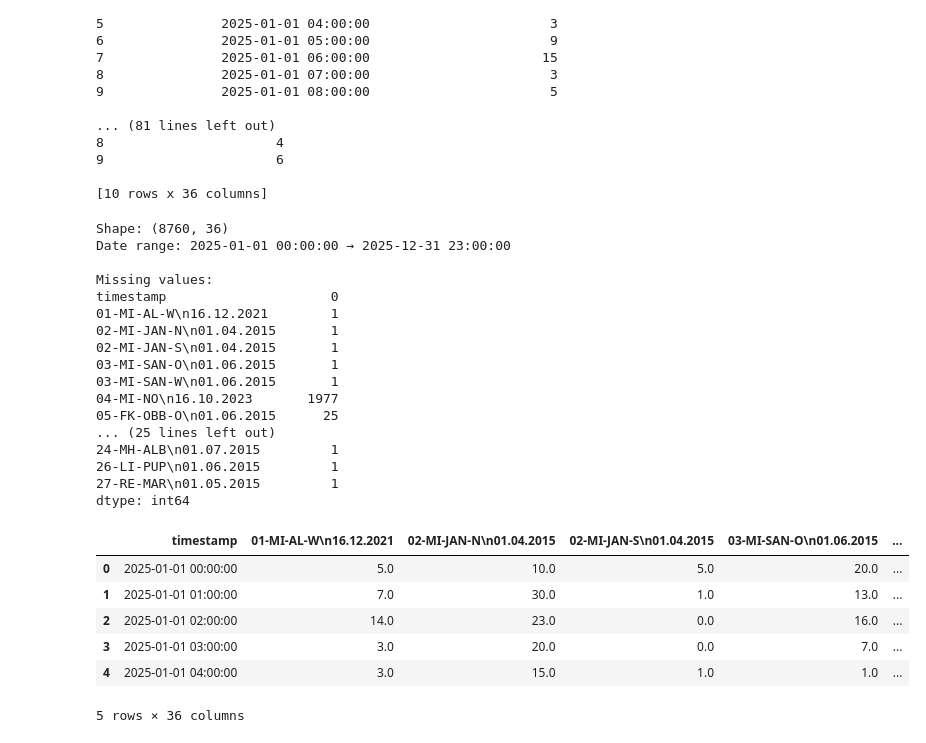
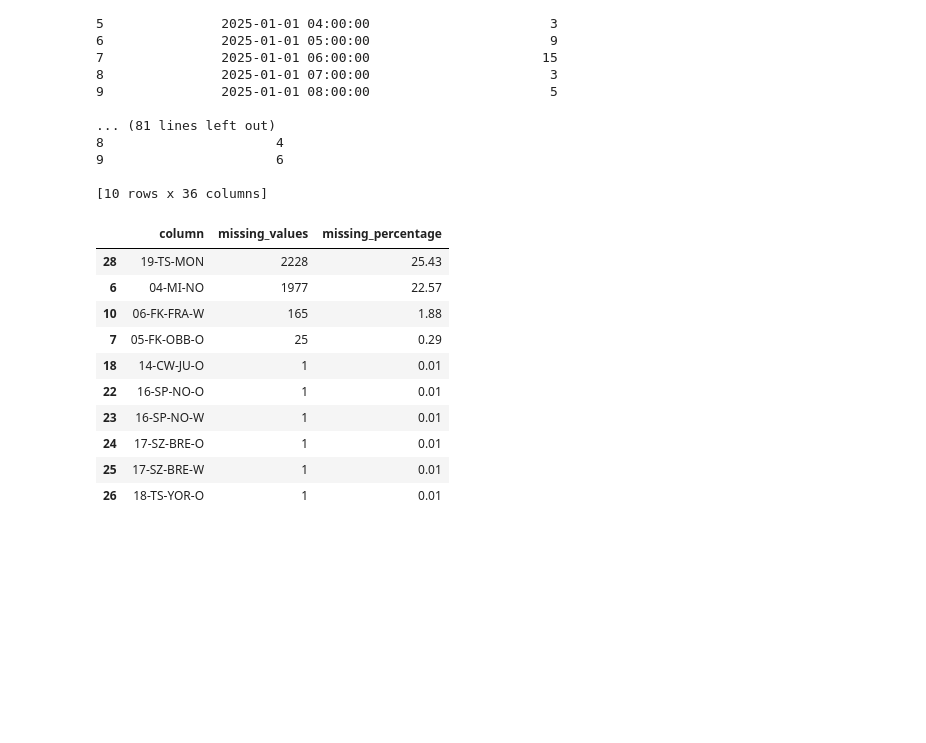
Before and after one commit to muhannadnajjar1-hash/berlin-mobility-pipeline, a Jupyter notebook: notebooks/eda_bike_counters.ipynb, the cells around one changed output. Drawn from its saved outputs; the diff is of its cells as text; code cells hidden in the pictures; blank space fills up the shorter version.

```diff
--- a/notebooks/eda_bike_counters.ipynb
+++ b/notebooks/eda_bike_counters.ipynb
@@ -40,38 +62,32 @@ print(df.head(10))
 
 [10 rows x 36 columns]
 # %%
-df = pd.read_excel("data/raw/bike_counts.xlsx", sheet_name="Jahresdatei 2025", header=0)
+missing_summary = (
+    df.isna()
+    .sum()
+    .reset_index()
+    .rename(columns={"index": "column", 0: "missing_values"})
+)
 
-df.rename(columns={df.columns[0]: "timestamp"}, inplace=True)
-df["timestamp"] = pd.to_datetime(df["timestamp"])
+missing_summary["missing_percentage"] = (
+    missing_summary["missing_values"] / len(df) * 100
+).round(2)
 
-print(f"Shape: {df.shape}")
-print(f"Date range: {df['timestamp'].min()} → {df['timestamp'].max()}")
-print(f"\nMissing values:\n{df.isnull().sum()}")
-df.head()
+missing_summary = missing_summary.sort_values(
+    "missing_values", ascending=False
+)
+
+missing_summary.head(10)
 # %% [output]
-Shape: (8760, 36)
-Date range: 2025-01-01 00:00:00 → 2025-12-31 23:00:00
-
-Missing values:
-timestamp                     0
-01-MI-AL-W\n16.12.2021        1
-02-MI-JAN-N\n01.04.2015       1
-02-MI-JAN-S\n01.04.2015       1
-03-MI-SAN-O\n01.06.2015       1
-03-MI-SAN-W\n01.06.2015       1
-04-MI-NO\n16.10.2023       1977
-05-FK-OBB-O\n01.06.2015      25
-... (25 lines left out)
-24-MH-ALB\n01.07.2015         1
-26-LI-PUP\n01.06.2015         1
-27-RE-MAR\n01.05.2015         1
-dtype: int64
-|  | timestamp | 01-MI-AL-W\n16.12.2021 | 02-MI-JAN-N\n01.04.2015 | 02-MI-JAN-S\n01.04.2015 | 03-MI-SAN-O\n01.06.2015 | ... |
-| 0 | 2025-01-01 00:00:00 | 5.0 | 10.0 | 5.0 | 20.0 | ... |
-| 1 | 2025-01-01 01:00:00 | 7.0 | 30.0 | 1.0 | 13.0 | ... |
-| 2 | 2025-01-01 02:00:00 | 14.0 | 23.0 | 0.0 | 16.0 | ... |
-| 3 | 2025-01-01 03:00:00 | 3.0 | 20.0 | 0.0 | 7.0 | ... |
-| 4 | 2025-01-01 04:00:00 | 3.0 | 15.0 | 1.0 | 1.0 | ... |
+|  | column | missing_values | missing_percentage |
+| 28 | 19-TS-MON | 2228 | 25.43 |
+| 6 | 04-MI-NO | 1977 | 22.57 |
+| 10 | 06-FK-FRA-W | 165 | 1.88 |
+| 7 | 05-FK-OBB-O | 25 | 0.29 |
+| 18 | 14-CW-JU-O | 1 | 0.01 |
+| 22 | 16-SP-NO-O | 1 | 0.01 |
+| 23 | 16-SP-NO-W | 1 | 0.01 |
+| 24 | 17-SZ-BRE-O | 1 | 0.01 |
+| 25 | 17-SZ-BRE-W | 1 | 0.01 |
+| 26 | 18-TS-YOR-O | 1 | 0.01 |
-5 rows × 36 columns
 # %%
```
Also changed, not shown: parts of 6 cells of this notebook, 1 other file.
